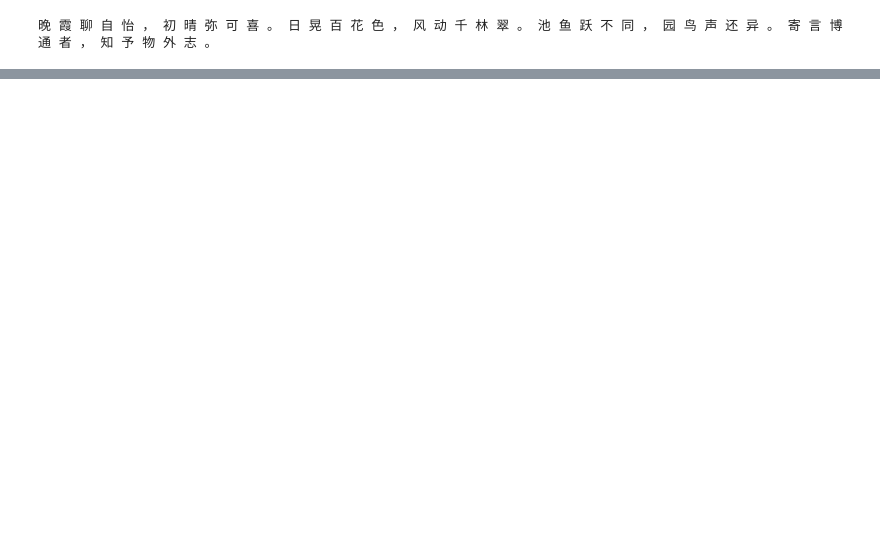
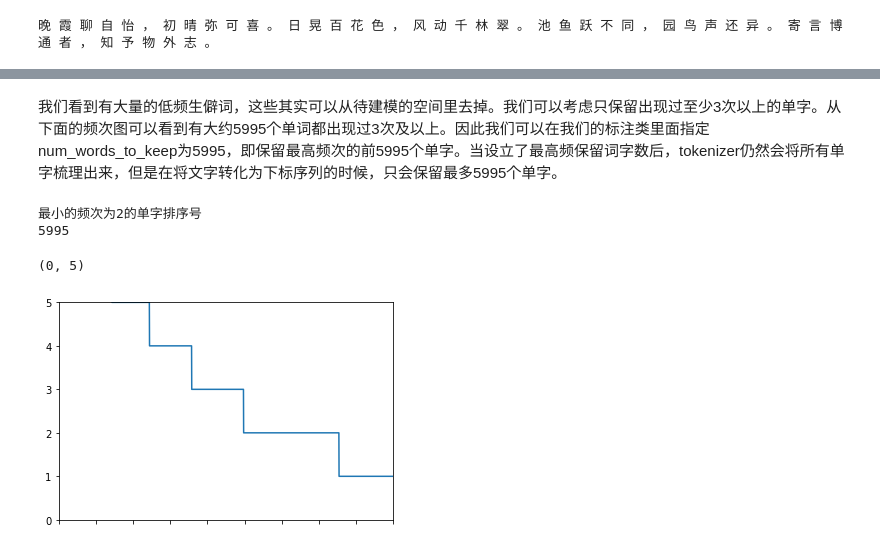
Before and after one commit to xieliaing/keras-practice, a Jupyter notebook: NLP/语言模型构建与文本生成.ipynb, the cells around one changed output, grey strips where cells are left out. Saved outputs shown, nothing was run; the diff lists cells and outputs as text; code cells hidden in the pictures; blank space fills up the shorter version.

```diff
--- a/NLP/语言模型构建与文本生成.ipynb
+++ b/NLP/语言模型构建与文本生成.ipynb
@@ -418 +412,15 @@ temp.sort_values(by='counts').head()
+# %% [markdown]
+我们看到有大量的低频生僻词，这些其实可以从待建模的空间里去掉。我们可以考虑只保留出现过至少3次以上的单字。从下面的频次图可以看到有大约5995个单词都出现过3次及以上。因此我们可以在我们的标注类里面指定num_words_to_keep为5995，即保留最高频次的前5995个单字。当设立了最高频保留词字数后，tokenizer仍然会将所有单字梳理出来，但是在将文字转化为下标序列的时候，只会保留最多5995个单字。
+# %%
+temp.sort_values(by='counts', ascending=False, inplace=True)
+print('最小的频次为2的单字排序号')
+print(np.min(temp.reset_index().index.values[temp.counts==2]))
+temp.sort_values(by='counts', ascending=False).counts.plot()
+plt.xlim(5000, 6800)
+plt.ylim(0, 5)
+# %% [output]
+最小的频次为2的单字排序号
+5995
+(0, 5)
+[figure, added]
 # %%
```
Also changed, not shown: parts of 53 cells of this notebook.
